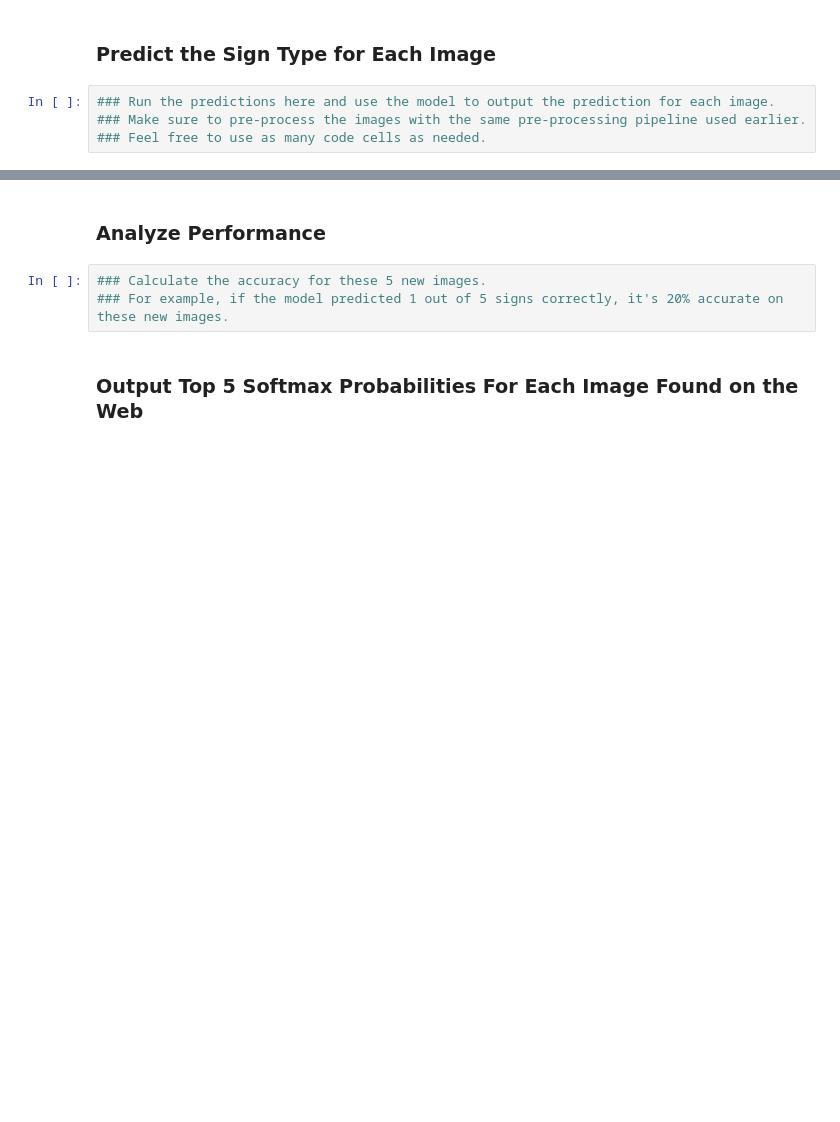
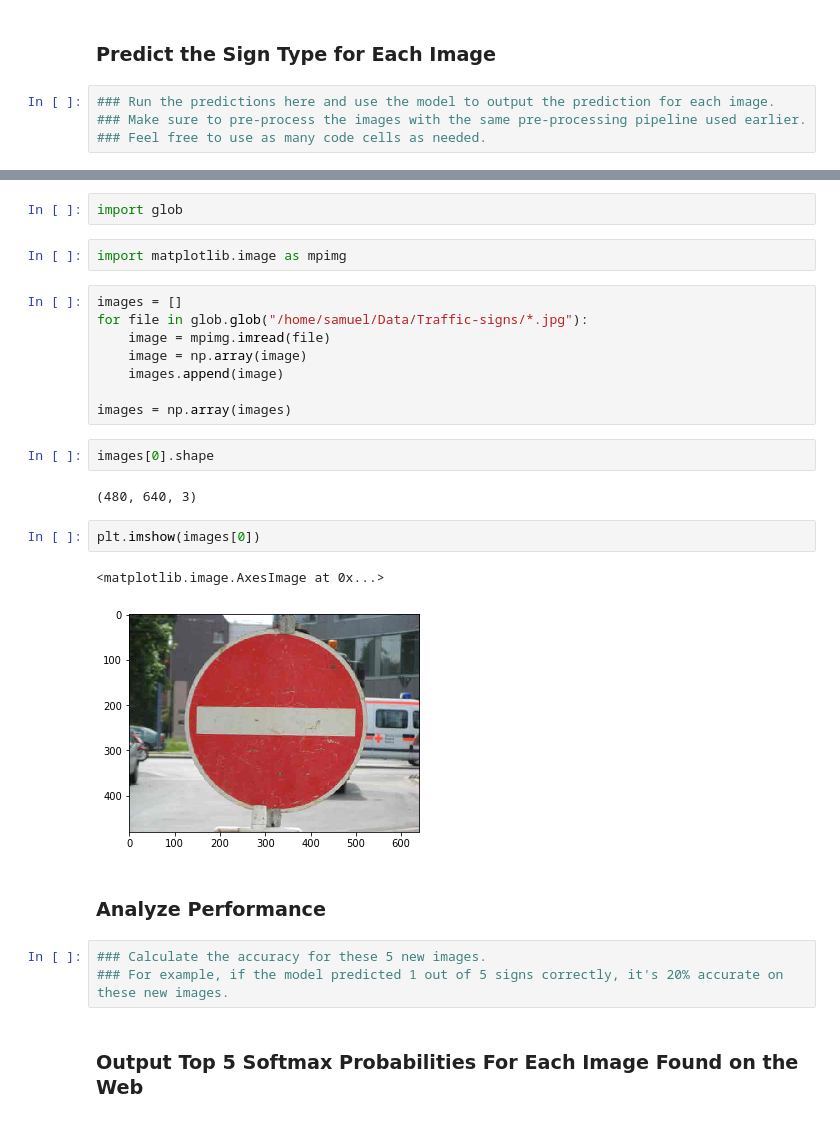
Before and after one commit to SamuelNavarro/SelfDriving, a Jupyter notebook: TrafficSign/LeNet/Traffic_Sign_Classifier.ipynb, the cells around one changed output, grey strips where cells are left out. Saved outputs shown, nothing was run; the diff lists cells and outputs as text; blank space fills up the shorter version.

```diff
--- a/TrafficSign/LeNet/Traffic_Sign_Classifier.ipynb
+++ b/TrafficSign/LeNet/Traffic_Sign_Classifier.ipynb
@@ -343,3 +365,24 @@ You may find `signnames.csv` useful as it contains mappings from the class id (i
+# %%
+import glob
+# %%
+import matplotlib.image as mpimg
+# %%
+images = []
+for file in glob.glob("/home/samuel/Data/Traffic-signs/*.jpg"):
+    image = mpimg.imread(file)
+    image = np.array(image)
+    images.append(image)
+
+images = np.array(images)
+# %%
+images[0].shape
+# %% [output]
+(480, 640, 3)
+# %%
+plt.imshow(images[0])
+# %% [output]
+<matplotlib.image.AxesImage at 0x...>
+[figure, added]
 # %% [markdown]
 ### Analyze Performance
 # %%
```
Also changed, not shown: parts of 7 cells of this notebook.
